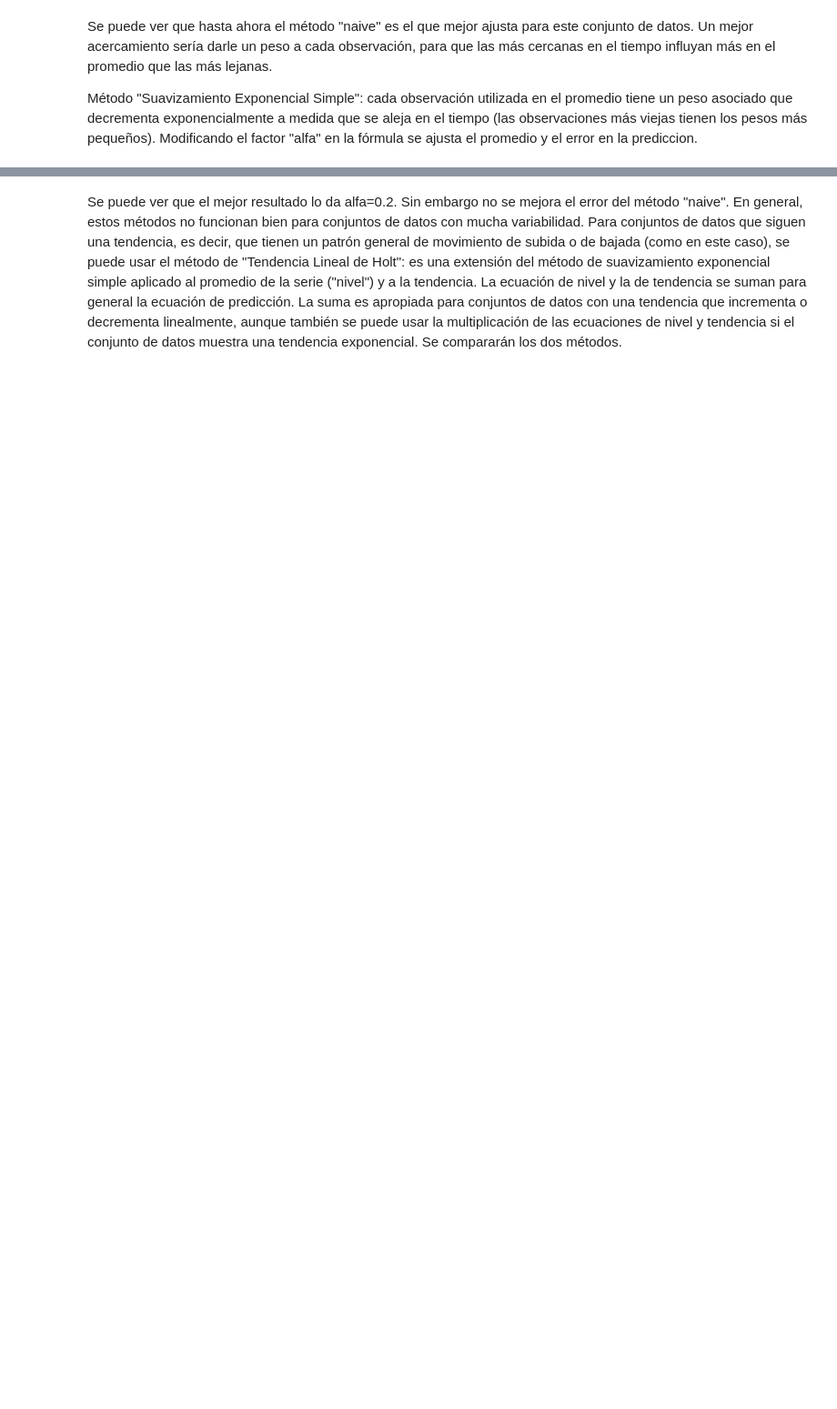
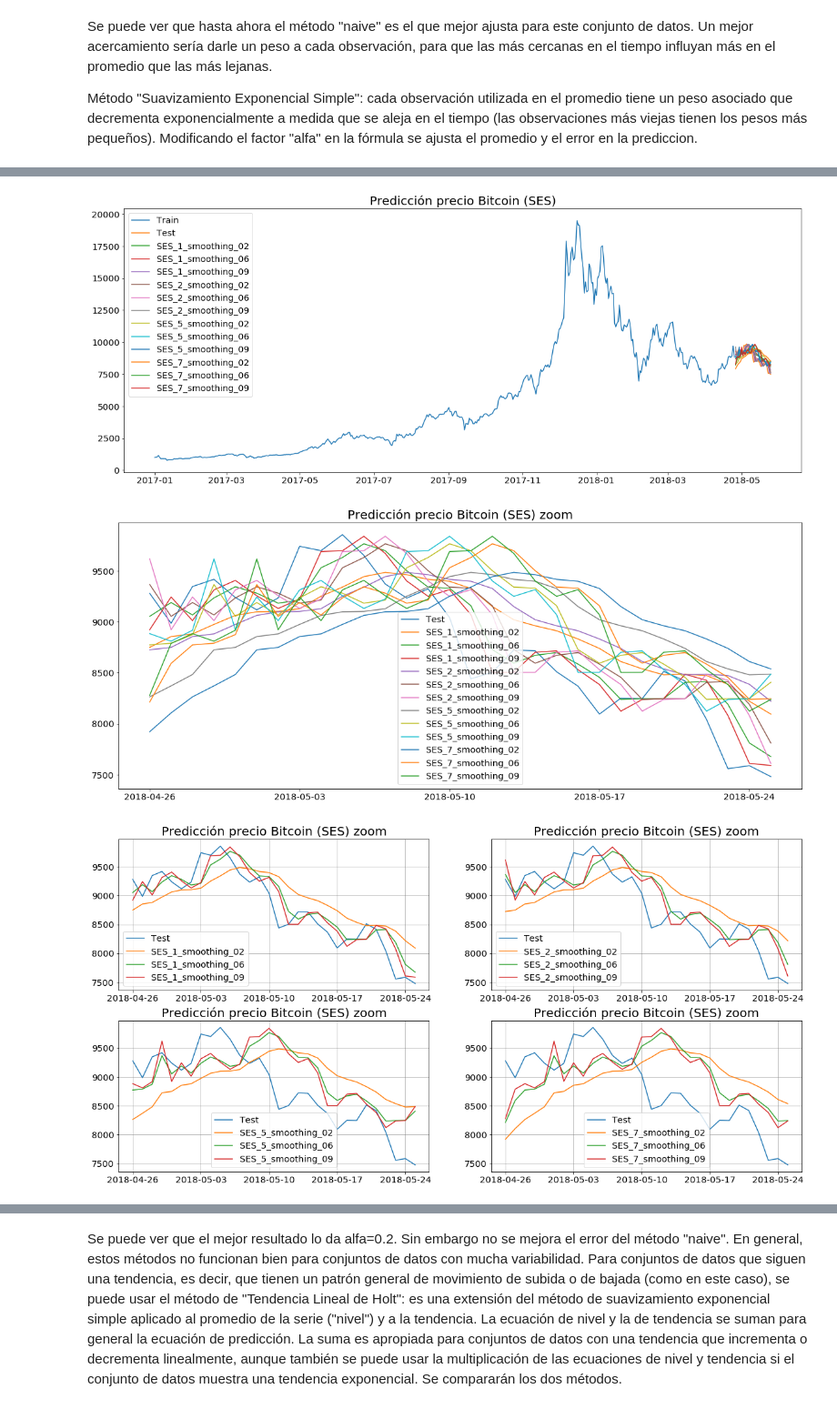
Before and after one commit to leandro-ercoli/proyectofinal, a Jupyter notebook: SimuladorBaselines.ipynb, the cells around one changed output, grey strips where cells are left out. Shown at 91% size. Drawn from its saved outputs; the diff is of its cells as text; code cells hidden in the pictures; blank space fills up the shorter version.

```diff
--- a/SimuladorBaselines.ipynb
+++ b/SimuladorBaselines.ipynb
@@ -183,0 +237,70 @@ RMSE (alfa=0.9):669.6273584885415
+# %%
+#Método
+y_SES = test.copy()
+for f in dia_futuro:
+    y_SES['SES_' + str(f) + "_smoothing_02"] = np.nan
+    y_SES['SES_' + str(f) + "_smoothing_06"] = np.nan
+    y_SES['SES_' + str(f) + "_smoothing_09"] = np.nan
+    for i in range(0,test_size):
+        training = df[0:len(df)-test_size+i-f+1]
+        ses02 = SimpleExpSmoothing(np.asarray(training)).fit(smoothing_level=0.2,optimized=False)
+        ses06 = SimpleExpSmoothing(np.asarray(training)).fit(smoothing_level=0.6,optimized=False)
+        ses09 = SimpleExpSmoothing(np.asarray(training)).fit(smoothing_level=0.9,optimized=False)
+        y_SES['SES_' + str(f) + "_smoothing_02"][i] = ses02.forecast(1)
+        y_SES['SES_' + str(f) + "_smoothing_06"][i] = ses06.forecast(1)
+        y_SES['SES_' + str(f) + "_smoothing_09"][i] = ses09.forecast(1)
+
+#Graficar la serie completa
+plt.figure(figsize=(20,8))
+plt.plot(train.index, train['bitcoin'], label='Train')
+plt.plot(test.index, test['bitcoin'], label='Test')
+for i in range(1,len(y_SES.columns)):
+    plt.plot(y_SES.index, y_SES[y_SES.columns[i]], label=y_SES.columns[i])
+plt.legend(loc='best')
+plt.title("Predicción precio Bitcoin (SES)",fontsize=20)
+plt.show()
+
+#Graficar solo la porción de test
+plt.figure(figsize=(20,8))
+plt.plot(test.index, test['bitcoin'], label='Test')
+for i in range(1,len(y_SES.columns)):
+    plt.plot(y_SES.index, y_SES[y_SES.columns[i]], label=y_SES.columns[i])
+plt.legend(loc='best')
+plt.title("Predicción precio Bitcoin (SES) zoom",fontsize=20)
+plt.show()
+
+#Gráficar por día futuro
+plt.figure(figsize=(20,5*len(dia_futuro)/2))
+col = 1
+for i in range(1,len(y_SES.columns),3):
+    plt.subplot(2, 2, col)
+    plt.plot(test.index, test['bitcoin'], label='Test')
+    plt.plot(y_SES.index, y_SES[y_SES.columns[i]], label=y_SES.columns[i])
+    plt.plot(y_SES.index, y_SES[y_SES.columns[i+1]], label=y_SES.columns[i+1])
+    plt.plot(y_SES.index, y_SES[y_SES.columns[i+2]], label=y_SES.columns[i+2])
+    plt.title("Predicción precio Bitcoin (SES) zoom",fontsize=20)
+    plt.legend()
+    plt.grid(color='grey', linestyle='-', linewidth=0.5)
+    col+=1
+plt.show()
+
+#Cálculo de error
+rmses_y = []
+rmses_x = []
+for i in range(1,len(y_SES.columns)):
+    rmse = sqrt(mean_squared_error(test.bitcoin, y_SES[y_SES.columns[i]]))
+    print("RMSE " + y_SES.columns[i] + ": " + str(rmse))
+    rmses_y.append(rmse)
+    rmses_x.append(y_SES.columns[i])
+
+#Graficar RMSE
+width = 1/1.5
+plt.figure(figsize=(20,5))
+plt.bar(rmses_x, rmses_y, width)
+plt.xticks(rotation=20)
+plt.title("RMSE",fontsize=20)
+plt.show()
+# %% [output]
+[figure, added]
+[figure, added]
+[figure, added]
```
Also changed, not shown: parts of 12 cells of this notebook.
